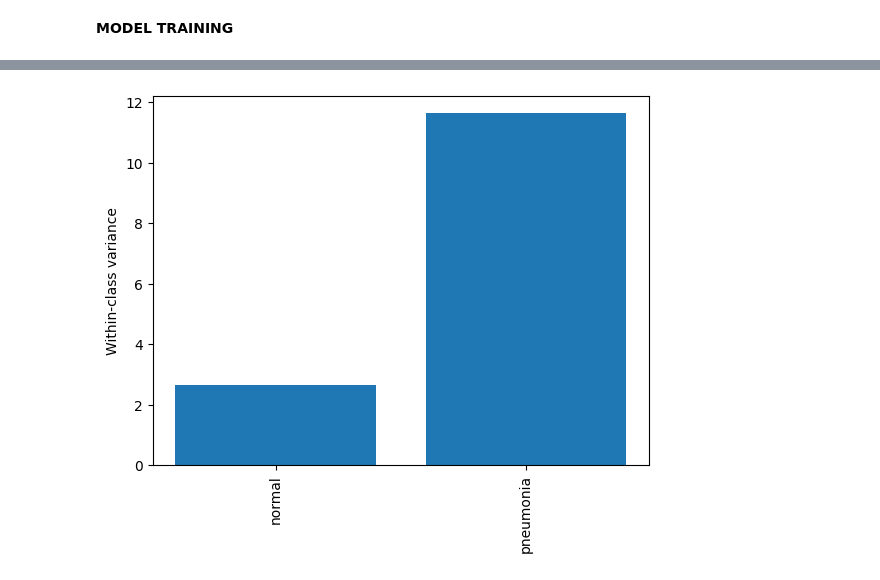
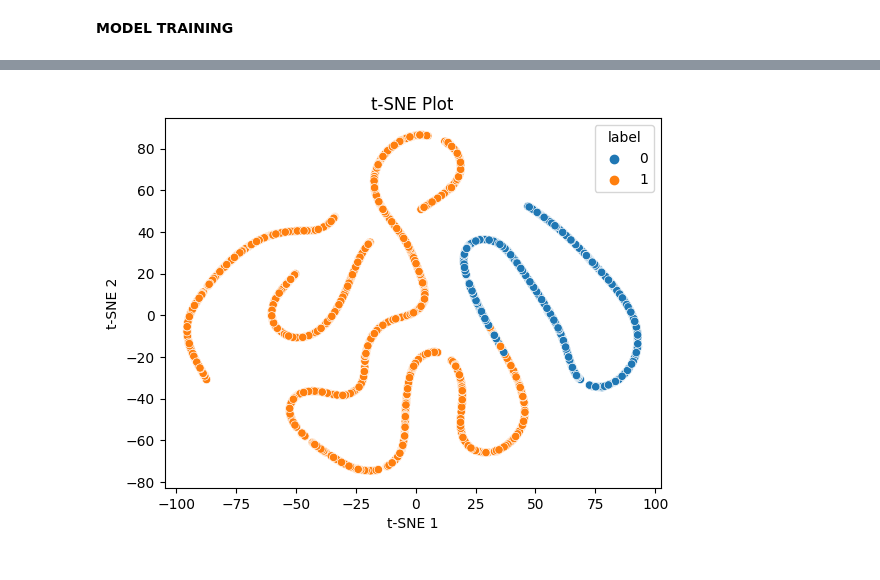
Before and after one commit to roshansadath/Medical-Image-Diagnosis-using-Convolutional-Neural-Networks, a Jupyter notebook: Simple Chest XRay/AlexNet.ipynb, the cells around one changed output, grey strips where cells are left out. Drawn from its saved outputs; the diff is of its cells as text; code cells hidden in the pictures.

```diff
--- a/Simple Chest XRay/AlexNet.ipynb
+++ b/Simple Chest XRay/AlexNet.ipynb
@@ -217,39 +88,5 @@ plt.show()
-# %%
-def within_class_variance(dataset, model):
-    # Set the model to evaluation mode
-    model.eval()
-
-    # Get the feature vectors and labels for the dataset
-    features = []
-    labels = []
-    for images, targets in train_loader:
-        with torch.no_grad():
-          images = images.to(device)
-          targets = targets.to(device)
-          output = model(images)
-          features.append(output.cpu().numpy()[0])
-          labels.append(targets.cpu().numpy()[0])
-    features = np.array(features)
-    labels = np.array(labels)
-
-    # Calculate the within-class variance for each class
-    class_variances = []
-    for c in np.unique(labels):
-        class_features = features[labels == c]
-        class_mean = np.mean(class_features, axis=0)
-        class_variance = np.mean(np.sum((class_features - class_mean)**2, axis=1))
-        class_variances.append(class_variance)
-
-    return class_variances
-
-# Define the dataset and model
-# Calculate the within-class variance
-class_variances = within_class_variance(dataset, model)
-
-# Plot the within-class variances for each class
-plt.bar(np.arange(len(class_variances)), class_variances)
-plt.xticks(np.arange(len(class_variances)), dataset.classes, rotation='vertical')
-plt.ylabel('Within-class variance')
-plt.show()
-# %% [output]
-[figure, removed]
+# %%
+#Obtain the TSNE Plot
+plot_TSNE(train_loader, device, model)
+# %% [output]
+[figure, added]
```
Also changed, not shown: parts of 15 cells of this notebook.
